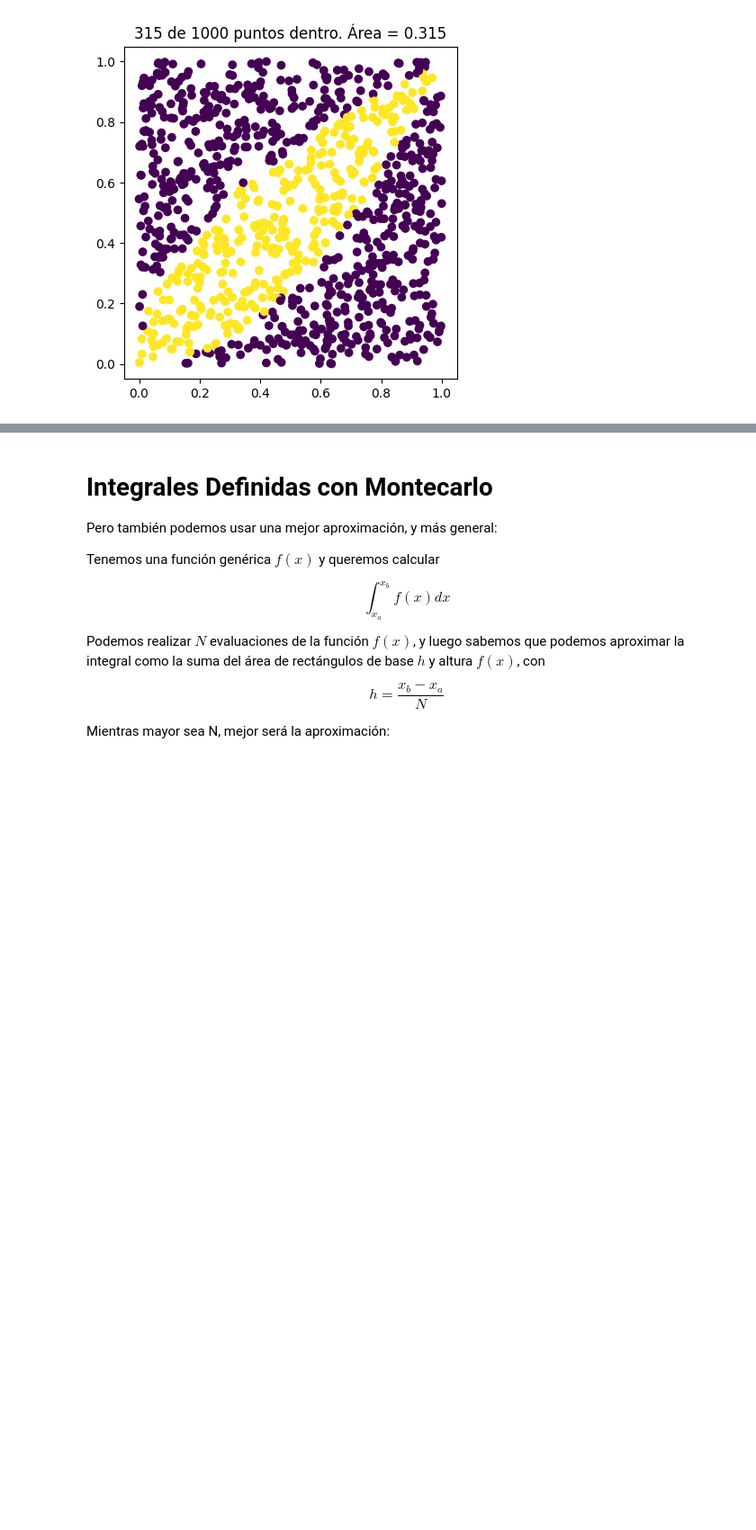
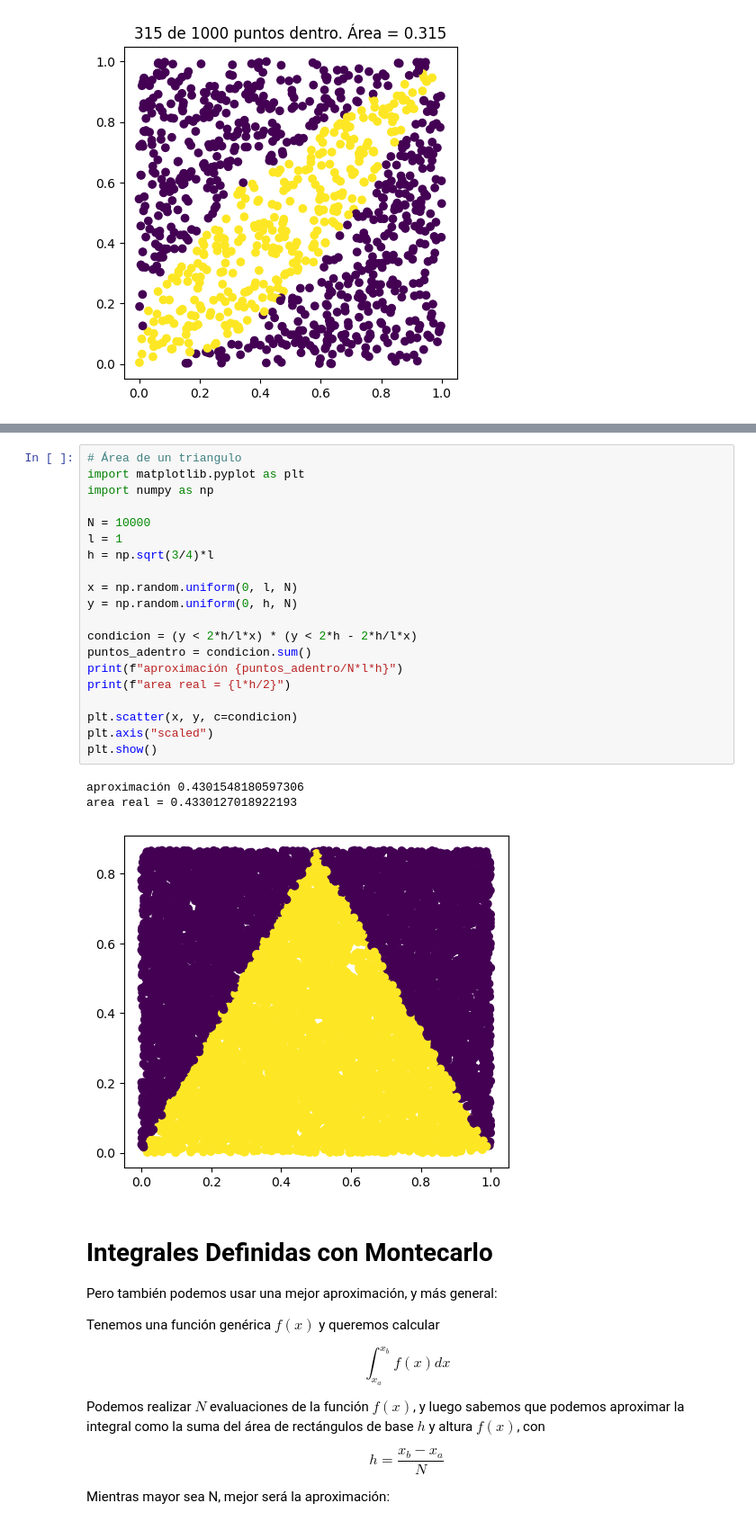
Before and after one commit to atuel96/taller-python, a Jupyter notebook: clases/clase04-oct23/notebook_montecarlo.ipynb, the cells around one changed output, grey strips where cells are left out. Shown at 90% size. Drawn from its saved outputs; the diff is of its cells as text; blank space fills up the shorter version.

Commit message:
Agregar calculo área triangulo

```diff
--- a/clases/clase04-oct23/notebook_montecarlo.ipynb
+++ b/clases/clase04-oct23/notebook_montecarlo.ipynb
@@ -285,3 +294,27 @@ plt.show()
+# %%
+# Área de un triangulo
+import matplotlib.pyplot as plt
+import numpy as np
+
+N = 10000
+l = 1
+h = np.sqrt(3/4)*l
+
+x = np.random.uniform(0, l, N)
+y = np.random.uniform(0, h, N)
+
+condicion = (y < 2*h/l*x) * (y < 2*h - 2*h/l*x)
+puntos_adentro = condicion.sum()
+print(f"aproximación {puntos_adentro/N*l*h}")
+print(f"area real = {l*h/2}")
+
+plt.scatter(x, y, c=condicion)
+plt.axis("scaled")
+plt.show()
+# %% [output]
+aproximación 0.4301548180597306
+area real = 0.4330127018922193
+[figure, added]
 # %% [markdown]
 # Integrales Definidas con Montecarlo
 
```
Also changed, not shown: parts of 1 cell of this notebook.
